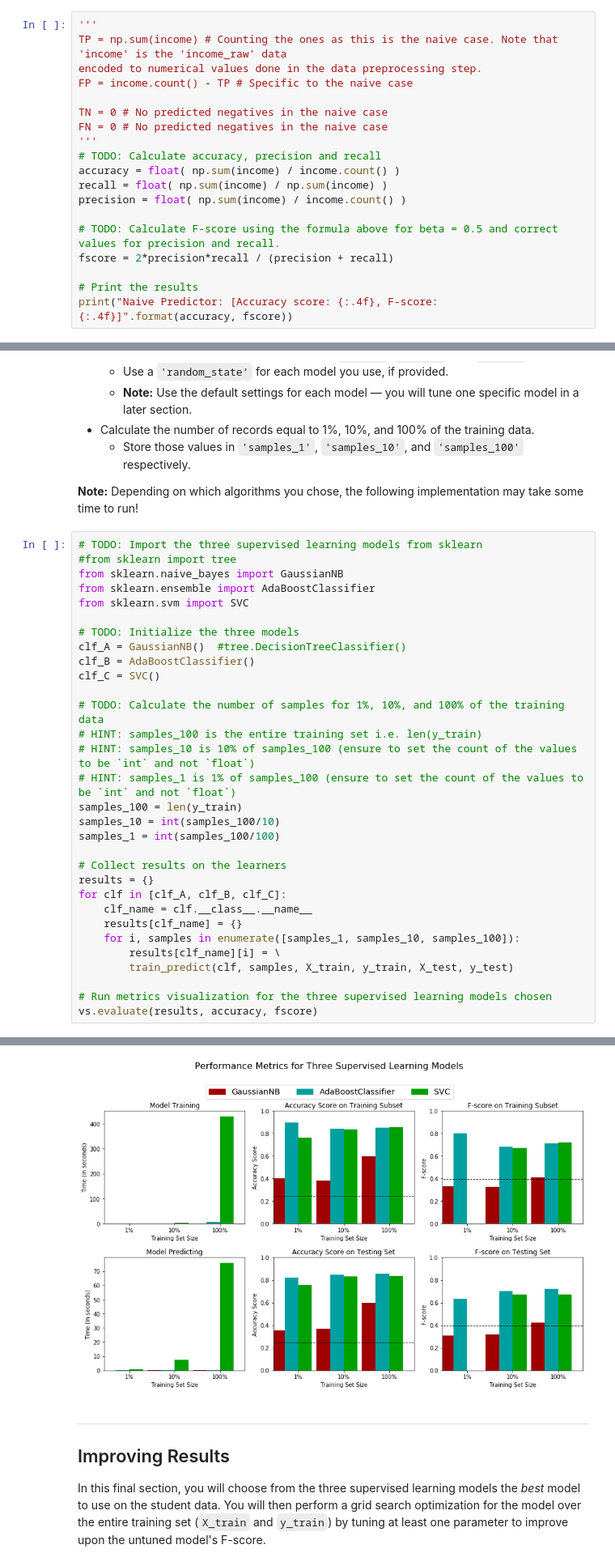
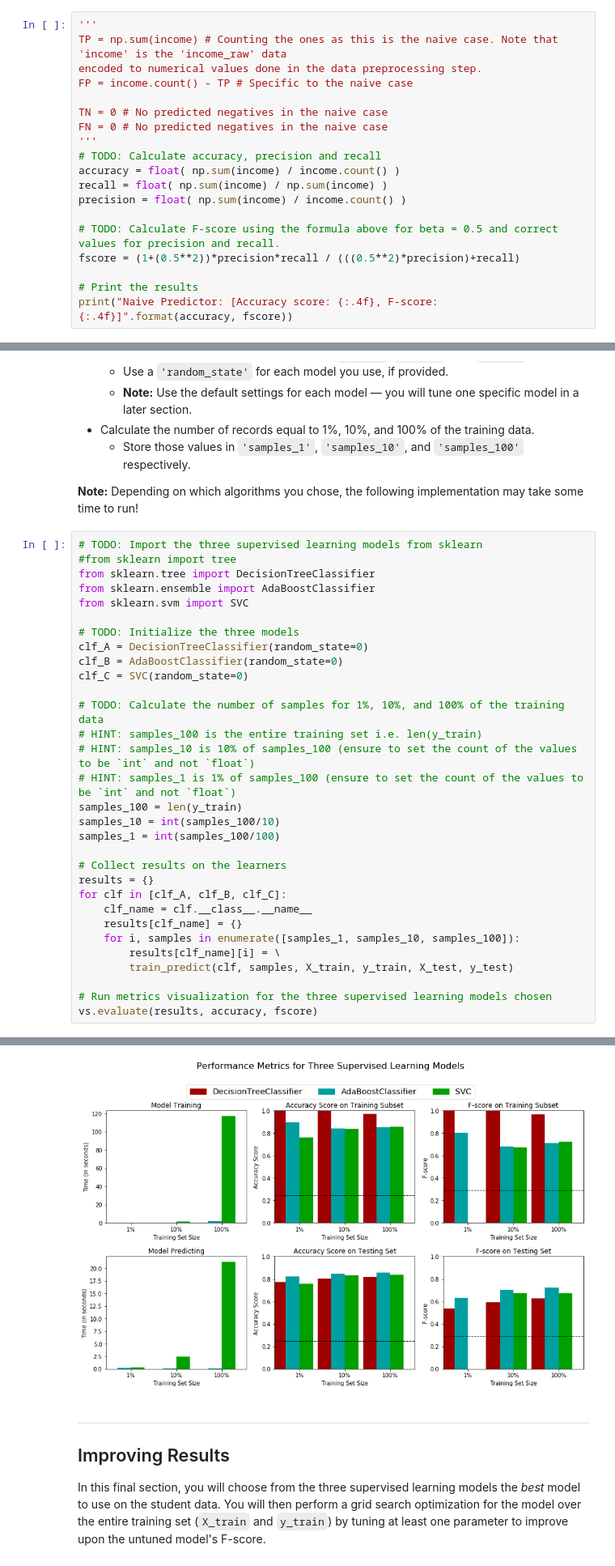
Before and after one commit to youngandbin/udacity-project, a Jupyter notebook: finding-donors/finding_donors.ipynb, the cells around one changed output, grey strips where cells are left out. Shown at 81% size. Saved outputs shown, nothing was run; the diff lists cells and outputs as text.

```diff
--- a/finding-donors/finding_donors.ipynb
+++ b/finding-donors/finding_donors.ipynb
@@ -251,7 +251,7 @@ recall = float( np.sum(income) / np.sum(income) )
 precision = float( np.sum(income) / income.count() )
 
 # TODO: Calculate F-score using the formula above for beta = 0.5 and correct values for precision and recall.
-fscore = 2*precision*recall / (precision + recall)
+fscore = (1+(0.5**2))*precision*recall / (((0.5**2)*precision)+recall)
 
 # Print the results
 print("Naive Predictor: [Accuracy score: {:.4f}, F-score: {:.4f}]".format(accuracy, fscore))
@@ -376,14 +376,14 @@ In the code cell, you will need to implement the following:
 # %%
 # TODO: Import the three supervised learning models from sklearn
 #from sklearn import tree
-from sklearn.naive_bayes import GaussianNB
+from sklearn.tree import DecisionTreeClassifier
 from sklearn.ensemble import AdaBoostClassifier
 from sklearn.svm import SVC
 
 # TODO: Initialize the three models
-clf_A = GaussianNB()  #tree.DecisionTreeClassifier()
-clf_B = AdaBoostClassifier()
-clf_C = SVC()
+clf_A = DecisionTreeClassifier(random_state=0)
+clf_B = AdaBoostClassifier(random_state=0)
+clf_C = SVC(random_state=0)
 
 # TODO: Calculate the number of samples for 1%, 10%, and 100% of the training data
 # HINT: samples_100 is the entire training set i.e. len(y_train)
@@ -417,4 +417,4 @@ SVC trained on 36177 samples.
-[figure, old version]
+[figure, new version]
 # %% [markdown]
 ----
 ## Improving Results
```
Also changed, not shown: parts of 11 cells of this notebook, 1 other file.
